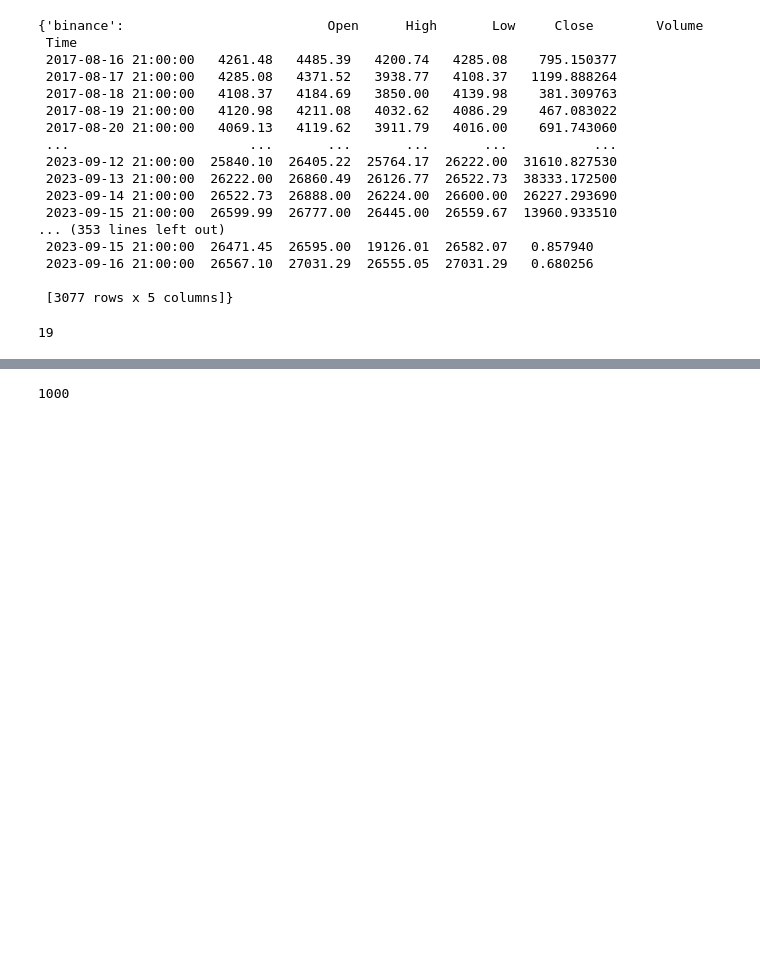
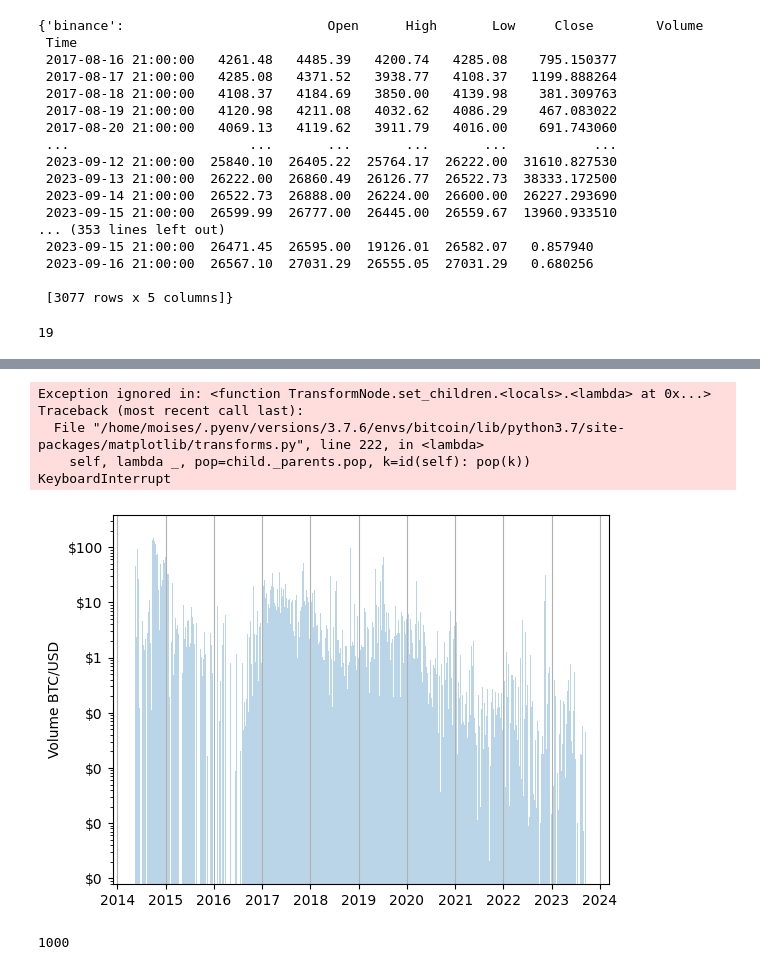
Before and after one commit to Moises-mfg/Analise-exploratoria-blockchain-Bitcoin, a Jupyter notebook: ccxt.ipynb, the cells around one changed output, grey strips where cells are left out. Drawn from its saved outputs; the diff is of its cells as text; code cells hidden in the pictures; blank space fills up the shorter version.

```diff
--- a/ccxt.ipynb
+++ b/ccxt.ipynb
@@ -483,3 +464,24 @@ plt.show()
+# %%
+#plot volume in another axis with bar plot and alpha 0.5
+ax = plt.gca()
+ax.bar(v.index, v["Volume"], alpha=0.3, width=1, label="Volume")
+ax.set_ylabel("Volume BTC/USD")
+ax.set_yscale("log")
+ax.yaxis.set_major_formatter(plt.matplotlib.ticker.StrMethodFormatter('${x:,.0f}'))
+ax.grid(which='major', axis='x', linestyle='-')
+ax.grid(which='minor', axis='x', linestyle=':')
+#ax2.set_ylim(0, 1000000000)
+
+
+#plot legend
+#plt.legend(loc="upper right", labels=["Volume"])
+# %% [output]
+Exception ignored in: <function TransformNode.set_children.<locals>.<lambda> at 0x...>
+Traceback (most recent call last):
+  File "/home/moises/.pyenv/versions/3.7.6/envs/bitcoin/lib/python3.7/site-packages/matplotlib/transforms.py", line 222, in <lambda>
+    self, lambda _, pop=child._parents.pop, k=id(self): pop(k))
+KeyboardInterrupt
+[figure, added]
 # %%
 exchange = ccxt.mercado()
 lista_ohlcv = exchange.fetch_ohlcv(symbol="BTC/BRL", timeframe="1d", since=since, limit=10000)
```
Also changed, not shown: parts of 2 cells of this notebook, 1 other file.
